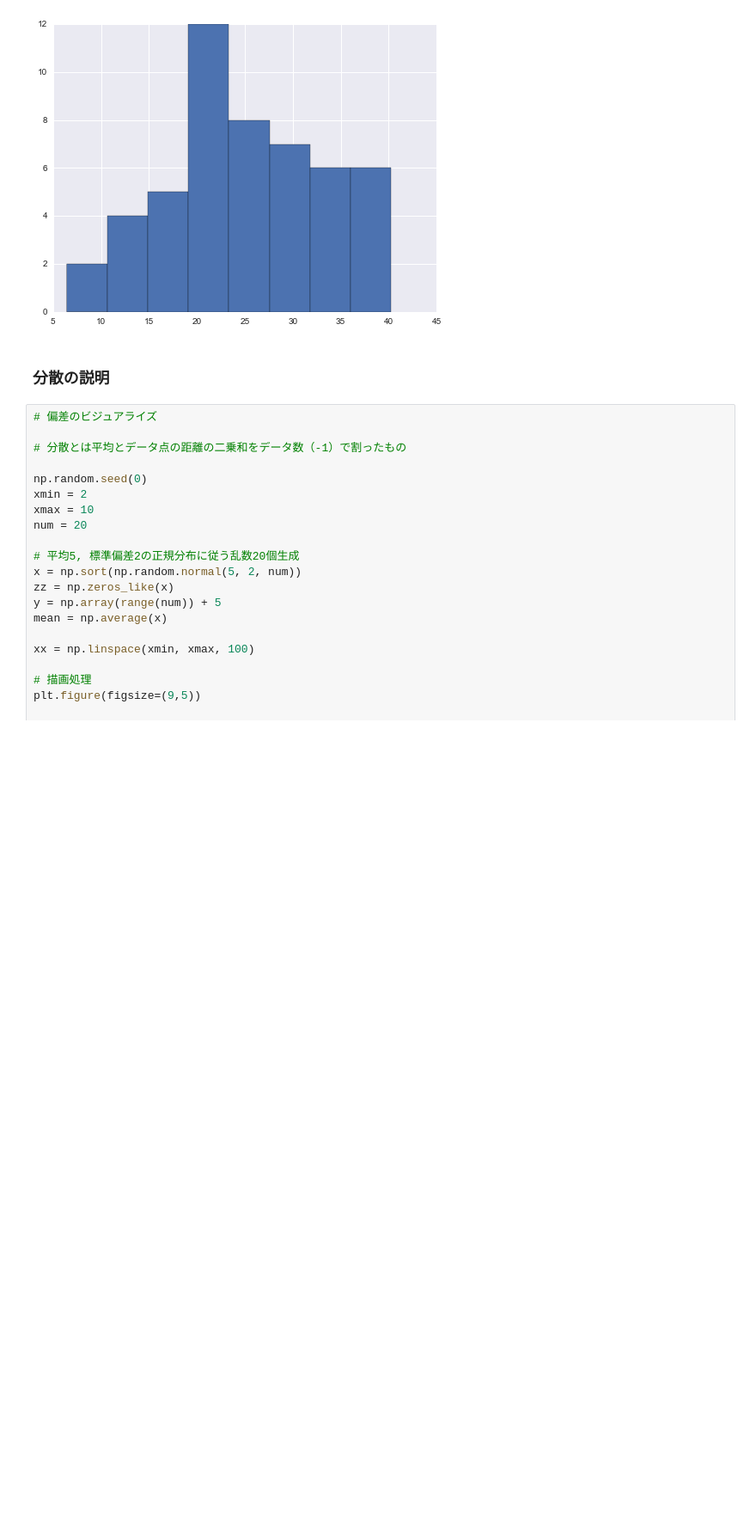
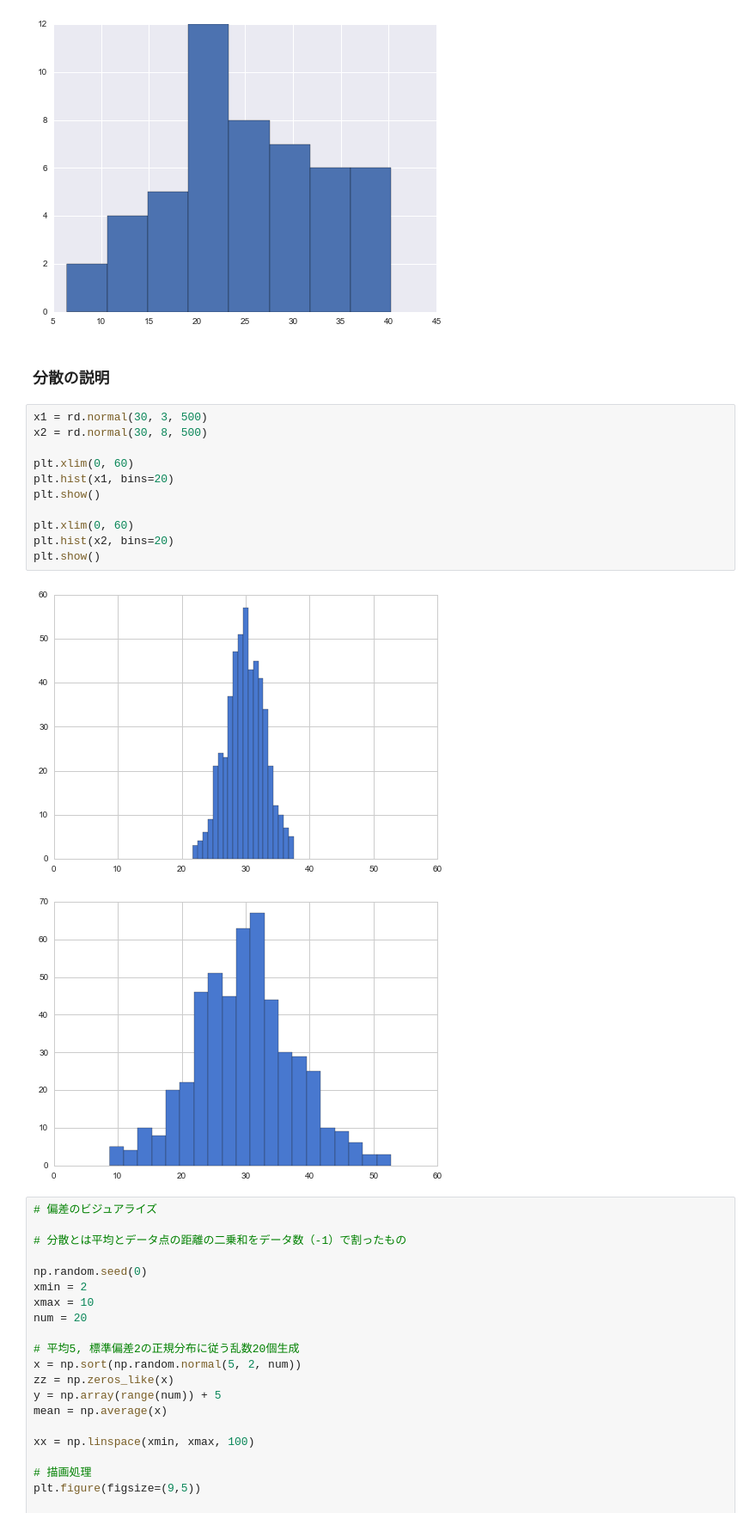
Before and after one commit to matsuken92/Qiita_Contents, a Jupyter notebook: math_for_programmer/demo_math_stats_004.ipynb, the cells around one changed output. Shown at 86% size. Cells and saved outputs as stored; diff of their text form; blank space fills up the shorter version.

```diff
--- a/math_for_programmer/demo_math_stats_004.ipynb
+++ b/math_for_programmer/demo_math_stats_004.ipynb
@@ -45,6 +45,20 @@ data.speed.hist(bins=8, figsize=(8,6))
 [figure]
 # %% [markdown]
 ### 分散の説明
+# %%
+x1 = rd.normal(30, 3, 500)
+x2 = rd.normal(30, 8, 500)
+
+plt.xlim(0, 60)
+plt.hist(x1, bins=20)
+plt.show()
+
+plt.xlim(0, 60)
+plt.hist(x2, bins=20)
+plt.show()
+# %% [output]
+[figure, added]
+[figure, added]
 # %%
 # 偏差のビジュアライズ
 
```
Also changed, not shown: parts of 3 cells of this notebook.
